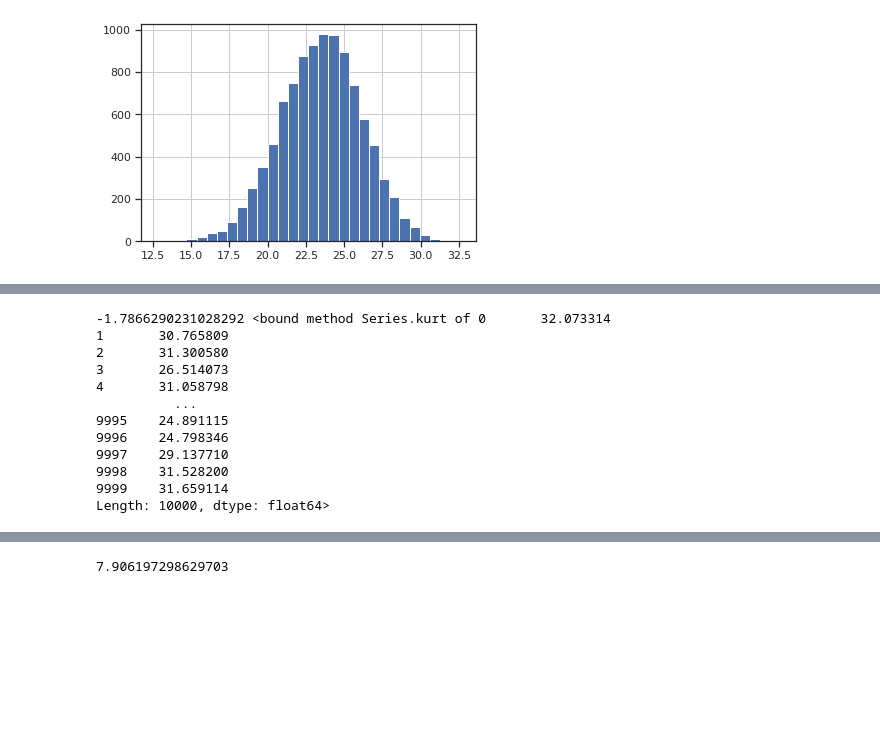
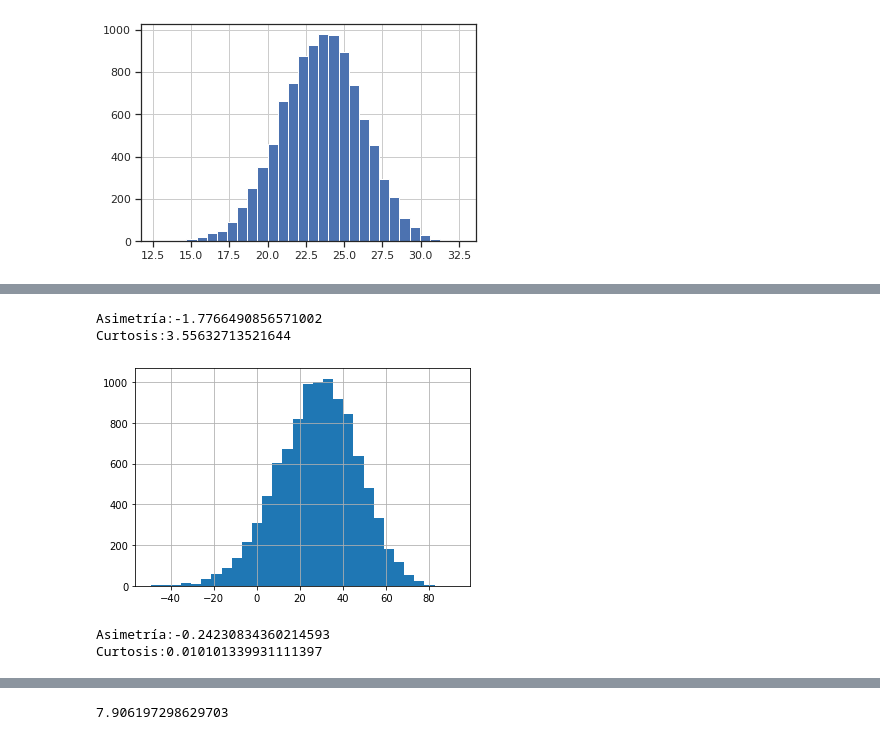
Before and after one commit to gilesitorr/DataScience3_Bloque4, a Jupyter notebook: DS3_proyecto_4.ipynb, the cells around one changed output, grey strips where cells are left out. Cells and saved outputs as stored; diff of their text form; code cells hidden in the pictures; blank space fills up the shorter version.

```diff
--- a/DS3_proyecto_4.ipynb
+++ b/DS3_proyecto_4.ipynb
@@ -874,20 +880,19 @@ medians_latitud=bootstrap_median(50, 10000, df_pw_1['latitude'])
 # %%
-print( medians_latitud.skew(), medians_latitud.kurtosis)
+print( f'Asimetría:{medians_latitud.skew()}')
+print( f'Curtosis:{medians_latitud.kurtosis()}')
 # %% [output]
--1.7866290231028292 <bound method Series.kurt of 0       32.073314
-1       30.765809
-2       31.300580
-3       26.514073
-4       31.058798
-          ...
-9995    24.891115
-9996    24.798346
-9997    29.137710
-9998    31.528200
-9999    31.659114
-Length: 10000, dtype: float64>
+Asimetría:-1.7766490856571002
+Curtosis:3.55632713521644
 # %%
 # La distribución muestral de las medias para 'longitud'
-bootstrap_mean(50, 500, df_pw_1['longitude'])
+means_longitud=bootstrap_mean(10, 10000, df_pw_1['longitude'])
+# %% [output]
+[figure, added]
+# %%
+print( f'Asimetría:{means_longitud.skew()}')
+print( f'Curtosis:{means_longitud.kurtosis()}')
+# %% [output]
+Asimetría:-0.24230834360214593
+Curtosis:0.010101339931111397
 # %%
 # La distribución muestral de las medianas para 'longitude'
```
Also changed, not shown: parts of 44 cells of this notebook.
